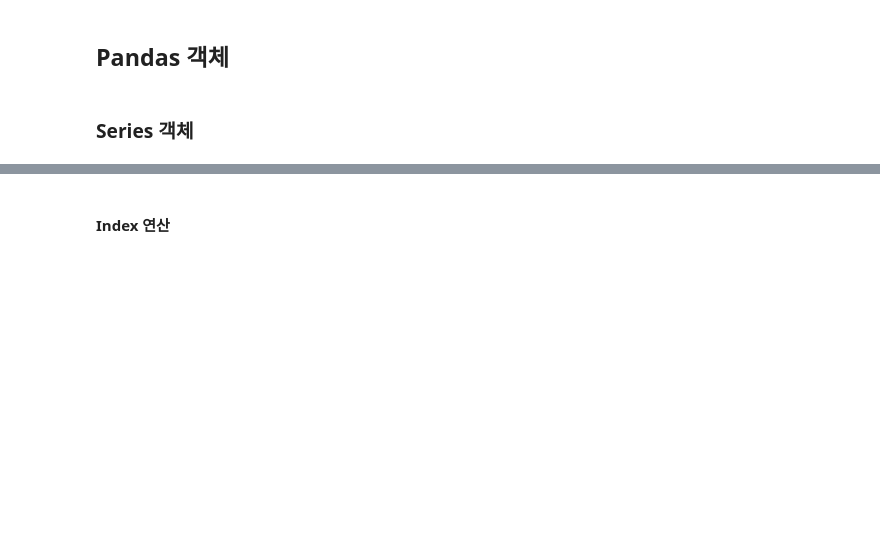
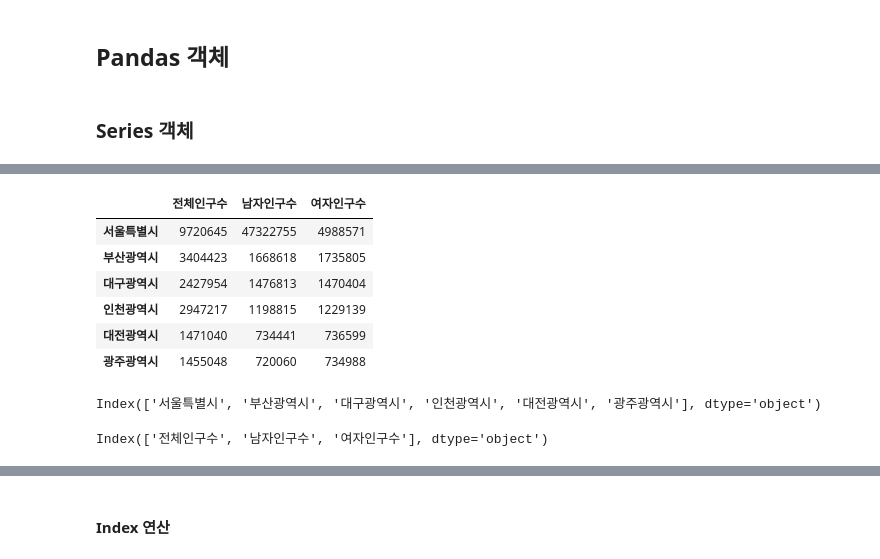
Before and after one commit to mkbahk/PandasLearning, a Jupyter notebook: _Pandas_한번에_제대로_배우기.ipynb, the cells around one changed output, grey strips where cells are left out. Cells and saved outputs as stored; diff of their text form; code cells hidden in the pictures; blank space fills up the shorter version.

```diff
--- a/_Pandas_한번에_제대로_배우기.ipynb
+++ b/_Pandas_한번에_제대로_배우기.ipynb
@@ -12,0 +134,9 @@
+# %%
+pop_tuple ={"서울특별시": 9720645,
+            "부산광역시": 3404423,
+            "대구광역시": 2427954,
+            "인천광역시": 2947217,
+            "대전광역시": 1471040,
+            "광주광역시": 1455048}
+population = pd.Series(pop_tuple)
+population
@@ -16,0 +184,10 @@
+# %%
+male_tuple = {"서울특별시": 47322755,
+            "부산광역시": 1668618,
+            "대구광역시": 1476813,
+            "인천광역시": 1198815,
+            "대전광역시": 734441,
+            "광주광역시": 720060}
+
+male = pd.Series(male_tuple)
+male
@@ -16,0 +202,10 @@
+# %%
+female_tuple = {"서울특별시": 4988571,
+            "부산광역시": 1735805,
+            "대구광역시": 1470404,
+            "인천광역시": 1229139,
+            "대전광역시": 736599,
+            "광주광역시": 734988}
+
+female = pd.Series(female_tuple)
+female
@@ -16,0 +220,21 @@
+# %%
+korea_df = pd.DataFrame({'전체인구수': population,
+                        '남자인구수': male,
+                        '여자인구수': female})  # RDB Join 기능이 아주 쉽게 완성됨
+korea_df
+# %% [output]
+|  | 전체인구수 | 남자인구수 | 여자인구수 |
+| 서울특별시 | 9720645 | 47322755 | 4988571 |
+| 부산광역시 | 3404423 | 1668618 | 1735805 |
+| 대구광역시 | 2427954 | 1476813 | 1470404 |
+| 인천광역시 | 2947217 | 1198815 | 1229139 |
+| 대전광역시 | 1471040 | 734441 | 736599 |
+| 광주광역시 | 1455048 | 720060 | 734988 |
+# %%
+korea_df.index
+# %% [output]
+Index(['서울특별시', '부산광역시', '대구광역시', '인천광역시', '대전광역시', '광주광역시'], dtype='object')
+# %%
+korea_df.columns
+# %% [output]
+Index(['전체인구수', '남자인구수', '여자인구수'], dtype='object')
```
Also changed, not shown: parts of 36 cells of this notebook.
